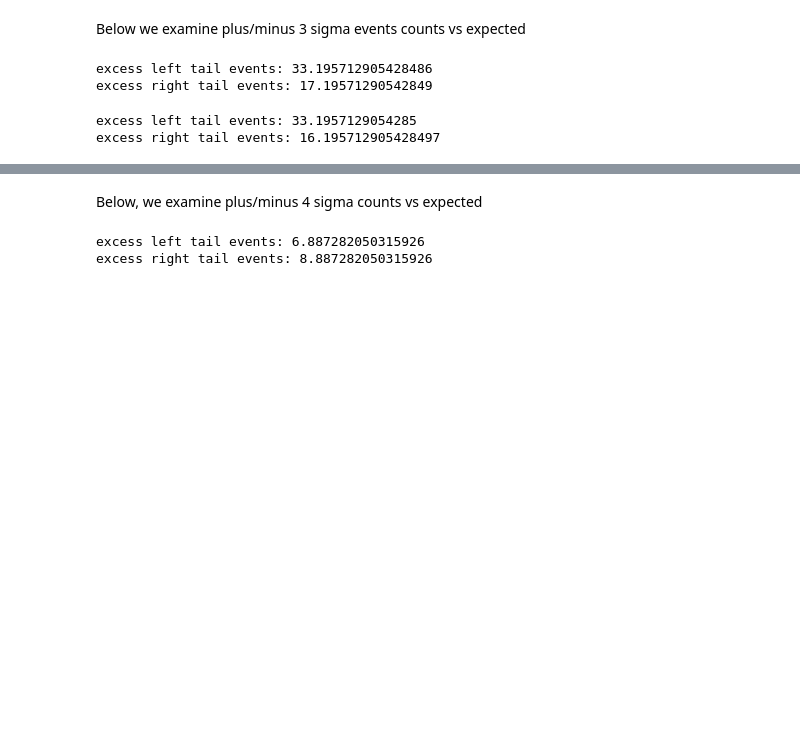
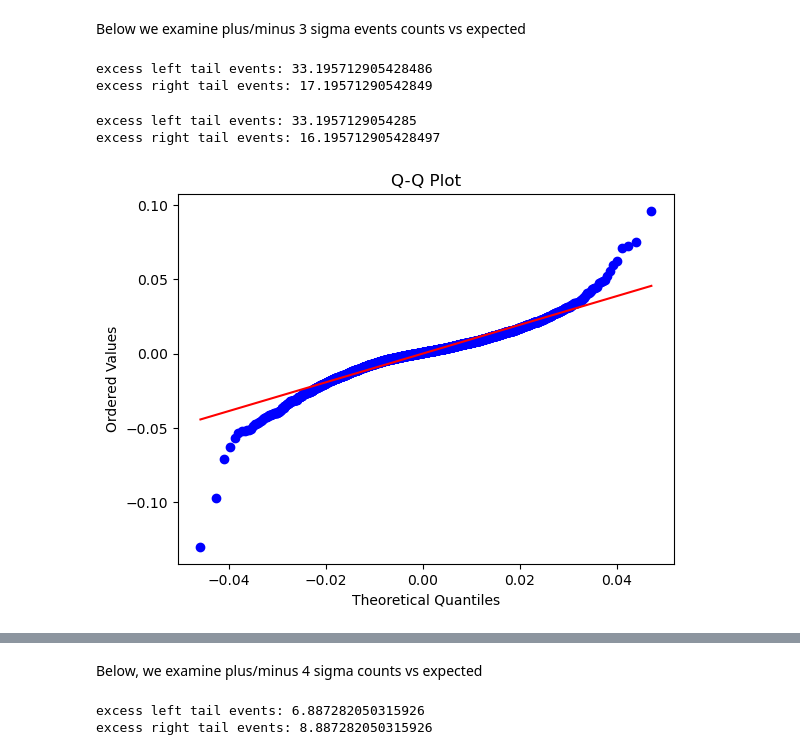
Before and after one commit to ijamil1/kalshi_mm, a Jupyter notebook: analyze_daily_returns.ipynb, the cells around one changed output, grey strips where cells are left out. Drawn from its saved outputs; the diff is of its cells as text; code cells hidden in the pictures; blank space fills up the shorter version.

```diff
--- a/analyze_daily_returns.ipynb
+++ b/analyze_daily_returns.ipynb
@@ -217,24 +224,24 @@ def plot_hist_and_overlay_normal(data, mean, sd):
 # %%
 import bisect
 
-def examine_tail_events(data, mean, sd):
+def examine_tail_events_wrt_norm(data, mean, sd, num_sigma):
     '''
     data: list of data points to create a histogram from
     '''
     data.sort()
     data_len = len(data)
 
-    pos_3sigma = mean + 5 * sd
-    neg_3sigma = mean - 5 * sd
+    pos_sigma = mean + num_sigma * sd
+    neg_sigma = mean - num_sigma * sd
 
-    greq_pos_3sigma = scipy.stats.norm.sf(pos_3sigma, loc = mean, scale = sd)
-    leq_neg_3sigma = scipy.stats.norm.cdf(neg_3sigma, loc = mean, scale = sd)
+    greq_pos_sigma = scipy.stats.norm.sf(pos_sigma, loc = mean, scale = sd)
+    leq_neg_sigma = scipy.stats.norm.cdf(neg_sigma, loc = mean, scale = sd)
 
-    exp_leq_neg_3sigma = leq_neg_3sigma * data_len
-    exp_greq_pos_3sigma = greq_pos_3sigma * data_len
+    exp_leq_neg_sigma = leq_neg_sigma * data_len
+    exp_greq_pos_sigma = greq_pos_sigma * data_len
 
-    act_leq_neg_3sigma = bisect.bisect_left(data, neg_3sigma) + 1
-    act_greq_pos_3sigma = data_len - bisect.bisect_left(data, pos_3sigma) + 1
+    act_leq_neg_sigma = bisect.bisect_left(data, neg_sigma) + 1
+    act_greq_pos_sigma = data_len - bisect.bisect_left(data, pos_sigma) + 1
 
-    print('excess left tail events: ' + str(act_leq_neg_3sigma - exp_leq_neg_3sigma))
-    print('excess right tail events: ' + str(act_greq_pos_3sigma - exp_greq_pos_3sigma))
+    print('excess left tail events: ' + str(act_leq_neg_sigma - exp_leq_neg_sigma))
+    print('excess right tail events: ' + str(act_greq_pos_sigma - exp_greq_pos_sigma))
@@ -252,9 +303,11 @@ excess left tail events: 33.195712905428486
 excess right tail events: 17.19571290542849
 # %%
 desc = ndx_2010_and_after['log_return'].describe()
-examine_tail_events(ndx_2010_and_after['log_return'].to_list(), desc['mean'], desc['std'])
+examine_tail_events_wrt_norm(ndx_2010_and_after['log_return'].to_list(), desc['mean'], desc['std'], 3)
+plot_qq_wrt_normal(ndx_2010_and_after['log_return'].to_list(), desc['mean'], desc['std'])
 # %% [output]
 excess left tail events: 33.1957129054285
 excess right tail events: 16.195712905428497
+[figure, added]
 # %%
 desc = spx_2010_and_after['return'].describe()
```
Also changed, not shown: parts of 36 cells of this notebook.
